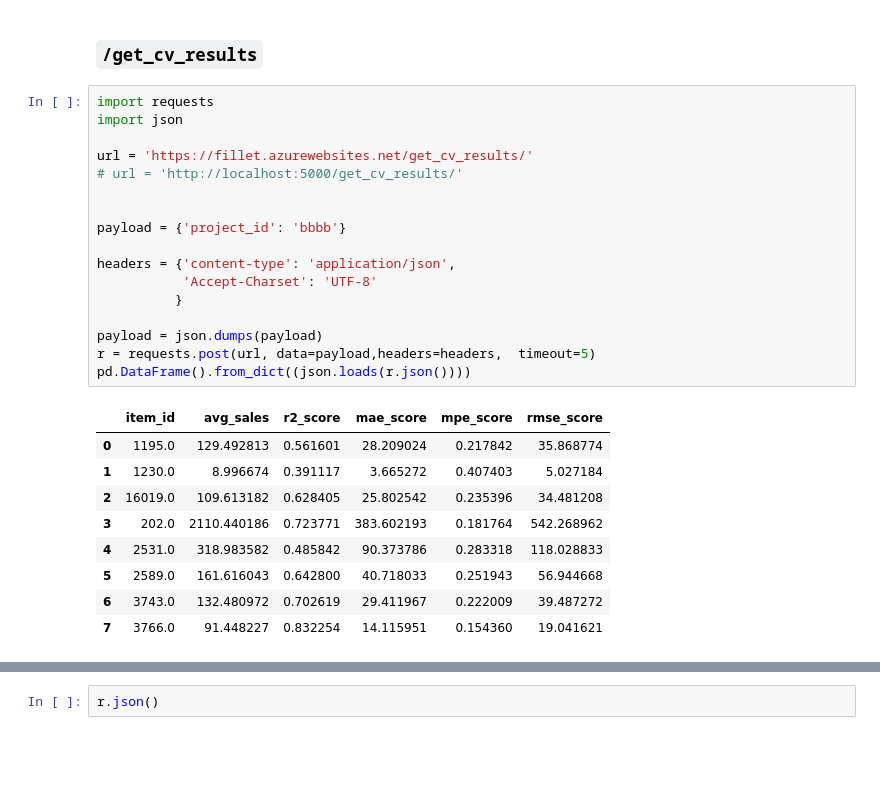
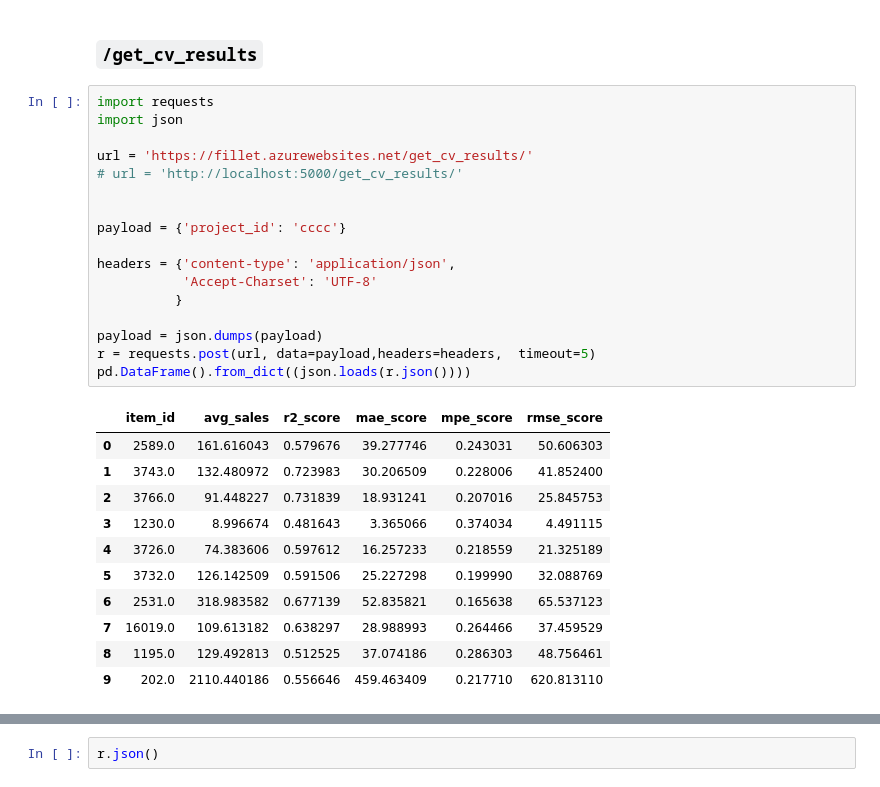
Before and after one commit to sutd-rms/fillet-flask, a Jupyter notebook: Notebooks/Test Environment-Copy1.ipynb, the cells around one changed output, grey strips where cells are left out. Drawn from its saved outputs; the diff is of its cells as text; blank space fills up the shorter version.

```diff
--- a/Notebooks/Test Environment-Copy1.ipynb
+++ b/Notebooks/Test Environment-Copy1.ipynb
@@ -109,27 +103,29 @@ print(r.json())
 # %%
 import requests
 import json
 
 url = 'https://fillet.azurewebsites.net/get_cv_results/'
 # url = 'http://localhost:5000/get_cv_results/'
 
 
-payload = {'project_id': 'bbbb'}
+payload = {'project_id': 'cccc'}
 
 headers = {'content-type': 'application/json',
            'Accept-Charset': 'UTF-8'
           }
 
 payload = json.dumps(payload)
 r = requests.post(url, data=payload,headers=headers,  timeout=5)
 pd.DataFrame().from_dict((json.loads(r.json())))
 # %% [output]
 |  | item_id | avg_sales | r2_score | mae_score | mpe_score | rmse_score |
-| 0 | 1195.0 | 129.492813 | 0.561601 | 28.209024 | 0.217842 | 35.868774 |
-| 1 | 1230.0 | 8.996674 | 0.391117 | 3.665272 | 0.407403 | 5.027184 |
-| 2 | 16019.0 | 109.613182 | 0.628405 | 25.802542 | 0.235396 | 34.481208 |
-| 3 | 202.0 | 2110.440186 | 0.723771 | 383.602193 | 0.181764 | 542.268962 |
-| 4 | 2531.0 | 318.983582 | 0.485842 | 90.373786 | 0.283318 | 118.028833 |
-| 5 | 2589.0 | 161.616043 | 0.642800 | 40.718033 | 0.251943 | 56.944668 |
-| 6 | 3743.0 | 132.480972 | 0.702619 | 29.411967 | 0.222009 | 39.487272 |
-| 7 | 3766.0 | 91.448227 | 0.832254 | 14.115951 | 0.154360 | 19.041621 |
+| 0 | 2589.0 | 161.616043 | 0.579676 | 39.277746 | 0.243031 | 50.606303 |
+| 1 | 3743.0 | 132.480972 | 0.723983 | 30.206509 | 0.228006 | 41.852400 |
+| 2 | 3766.0 | 91.448227 | 0.731839 | 18.931241 | 0.207016 | 25.845753 |
+| 3 | 1230.0 | 8.996674 | 0.481643 | 3.365066 | 0.374034 | 4.491115 |
+| 4 | 3726.0 | 74.383606 | 0.597612 | 16.257233 | 0.218559 | 21.325189 |
+| 5 | 3732.0 | 126.142509 | 0.591506 | 25.227298 | 0.199990 | 32.088769 |
+| 6 | 2531.0 | 318.983582 | 0.677139 | 52.835821 | 0.165638 | 65.537123 |
+| 7 | 16019.0 | 109.613182 | 0.638297 | 28.988993 | 0.264466 | 37.459529 |
+| 8 | 1195.0 | 129.492813 | 0.512525 | 37.074186 | 0.286303 | 48.756461 |
+| 9 | 202.0 | 2110.440186 | 0.556646 | 459.463409 | 0.217710 | 620.813110 |
```
Also changed, not shown: parts of 11 cells of this notebook, 1 other file.
